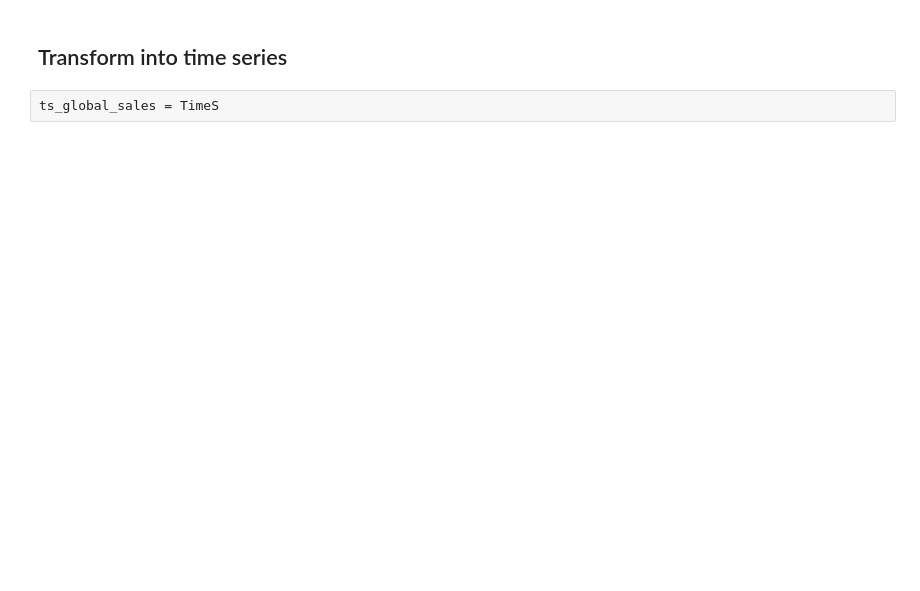
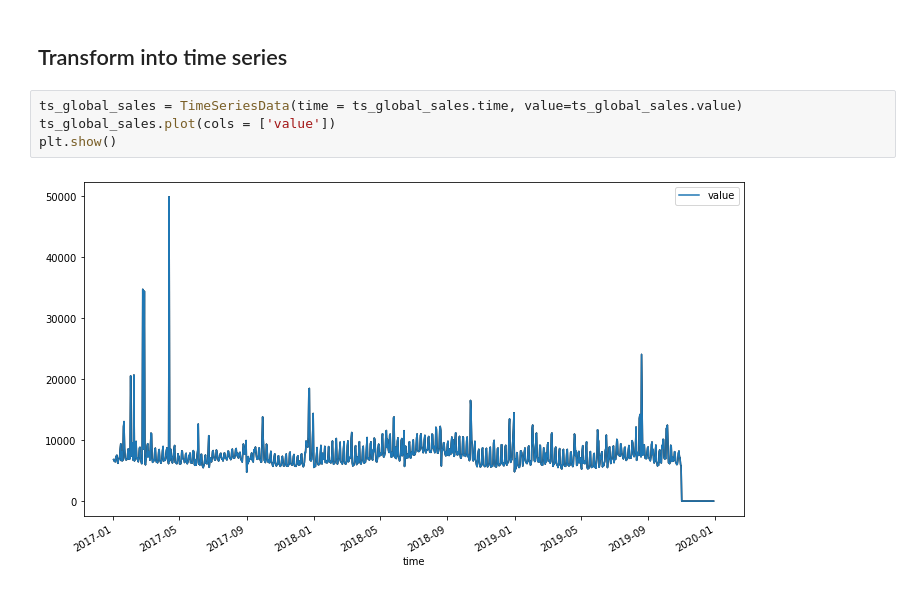
Before and after one commit to Schwabinger-Exzellenzcluster/instasights, a Jupyter notebook: backend/notebooks/notebook.ipynb, the cells around one changed output. Cells and saved outputs as stored; diff of their text form; blank space fills up the shorter version.

```diff
--- a/backend/notebooks/notebook.ipynb
+++ b/backend/notebooks/notebook.ipynb
@@ -64,4 +77,8 @@ plt.show()
 # %% [markdown]
 ## Transform into time series
-# %%
-ts_global_sales = TimeS
+# %%
+ts_global_sales = TimeSeriesData(time = ts_global_sales.time, value=ts_global_sales.value)
+ts_global_sales.plot(cols = ['value'])
+plt.show()
+# %% [output]
+[figure, added]
```
Also changed, not shown: parts of 2 cells of this notebook, 1 other file.
